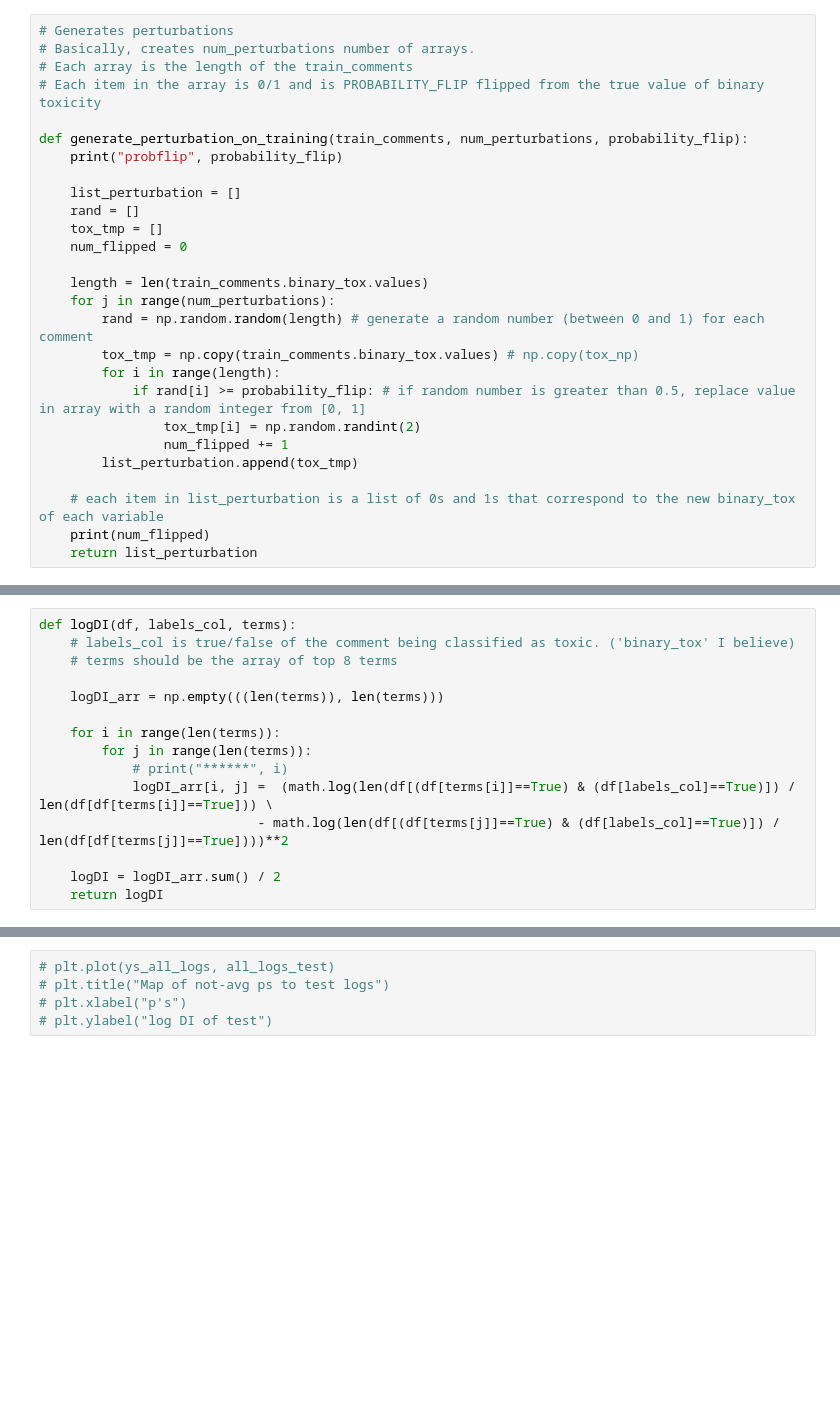
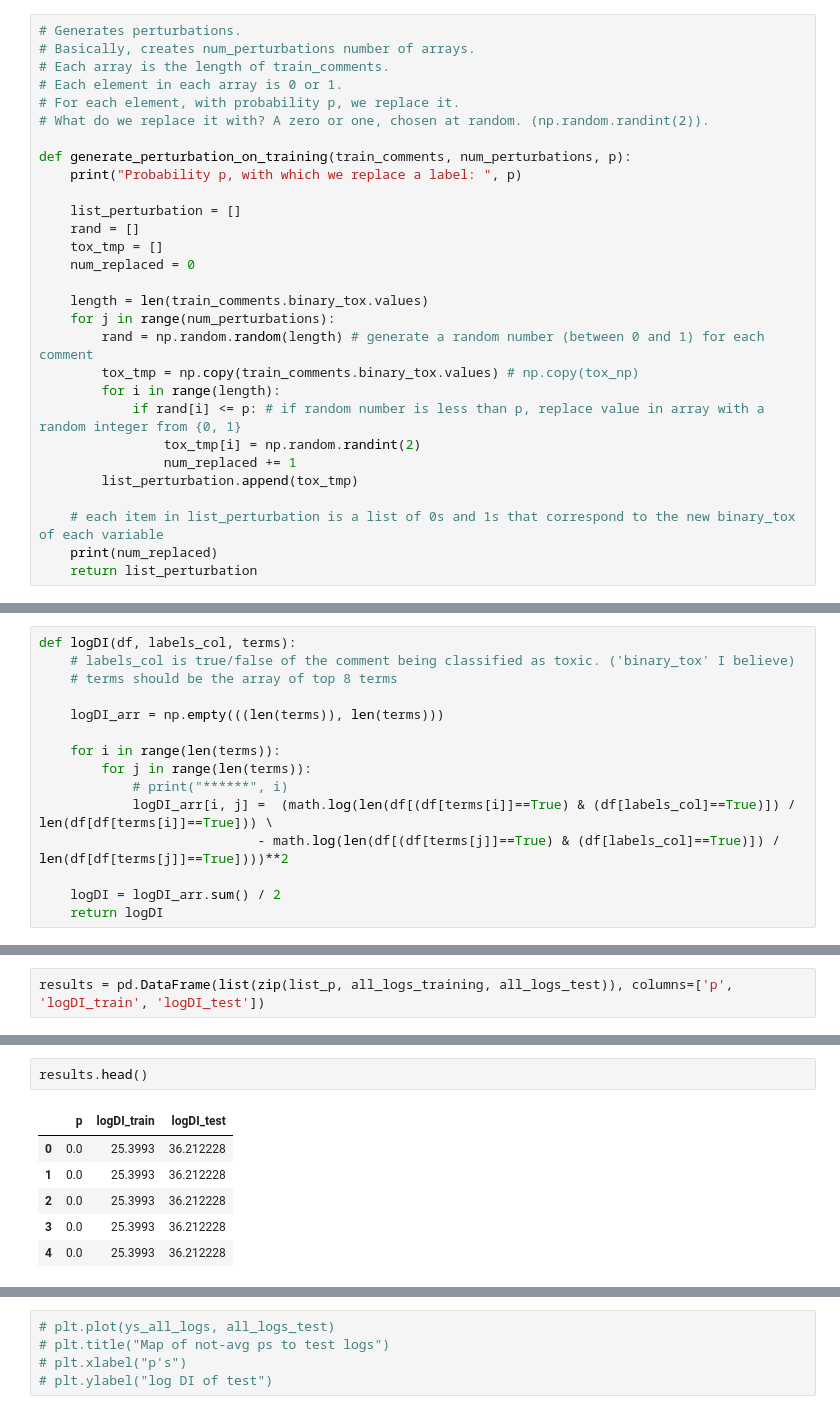
Before and after one commit to nehargupta/cs590_privacy_fairness, a Jupyter notebook: p_to_log_di_v2.ipynb, the cells around one changed output, grey strips where cells are left out. Drawn from its saved outputs; the diff is of its cells as text; blank space fills up the shorter version.

```diff
--- a/p_to_log_di_v2.ipynb
+++ b/p_to_log_di_v2.ipynb
@@ -20,31 +20,33 @@ train_comments = pd.read_csv('train_comments.csv')
 test_comments = pd.read_csv('test_comments.csv')
 madlibs_terms = ['gay', 'homosexual', 'straight', 'black', 'white', 'american', 'jewish', 'old']
 # %%
-# Generates perturbations
+# Generates perturbations.
 # Basically, creates num_perturbations number of arrays.
-# Each array is the length of the train_comments
-# Each item in the array is 0/1 and is PROBABILITY_FLIP flipped from the true value of binary toxicity
+# Each array is the length of train_comments.
+# Each element in each array is 0 or 1.
+# For each element, with probability p, we replace it.
+# What do we replace it with? A zero or one, chosen at random. (np.random.randint(2)).
 
-def generate_perturbation_on_training(train_comments, num_perturbations, probability_flip):
-    print("probflip", probability_flip)
+def generate_perturbation_on_training(train_comments, num_perturbations, p):
+    print("Probability p, with which we replace a label: ", p)
 
     list_perturbation = []
     rand = []
     tox_tmp = []
-    num_flipped = 0
+    num_replaced = 0
 
     length = len(train_comments.binary_tox.values)
     for j in range(num_perturbations):
         rand = np.random.random(length) # generate a random number (between 0 and 1) for each comment
         tox_tmp = np.copy(train_comments.binary_tox.values) # np.copy(tox_np)
         for i in range(length):
-            if rand[i] >= probability_flip: # if random number is greater than 0.5, replace value in array with a random integer from [0, 1]
+            if rand[i] <= p: # if random number is less than p, replace value in array with a random integer from {0, 1}
                 tox_tmp[i] = np.random.randint(2)
-                num_flipped += 1
+                num_replaced += 1
         list_perturbation.append(tox_tmp)
 
     # each item in list_perturbation is a list of 0s and 1s that correspond to the new binary_tox of each variable
-    print(num_flipped)
+    print(num_replaced)
     return list_perturbation
 # %%
 def train_and_predict(train_comments, list_perturbations_training, test_comments, NUM_PERTURBATIONS):
@@ -139,0 +200,2 @@ x Test ROC AUC: 0.60069
+# %%
+results = pd.DataFrame(list(zip(list_p, all_logs_training, all_logs_test)), columns=['p', 'logDI_train', 'logDI_test'])
@@ -189,3 +301,12 @@ all_logs_test = np.concatenate(all_logs_test, axis = None)
+# %%
+results.head()
+# %% [output]
+|  | p | logDI_train | logDI_test |
+| 0 | 0.0 | 25.3993 | 36.212228 |
+| 1 | 0.0 | 25.3993 | 36.212228 |
+| 2 | 0.0 | 25.3993 | 36.212228 |
+| 3 | 0.0 | 25.3993 | 36.212228 |
+| 4 | 0.0 | 25.3993 | 36.212228 |
 # %%
 plt.figure(figsize=(15,10))
 # blue is training
```
Also changed, not shown: parts of 23 cells of this notebook, 10 other files.
